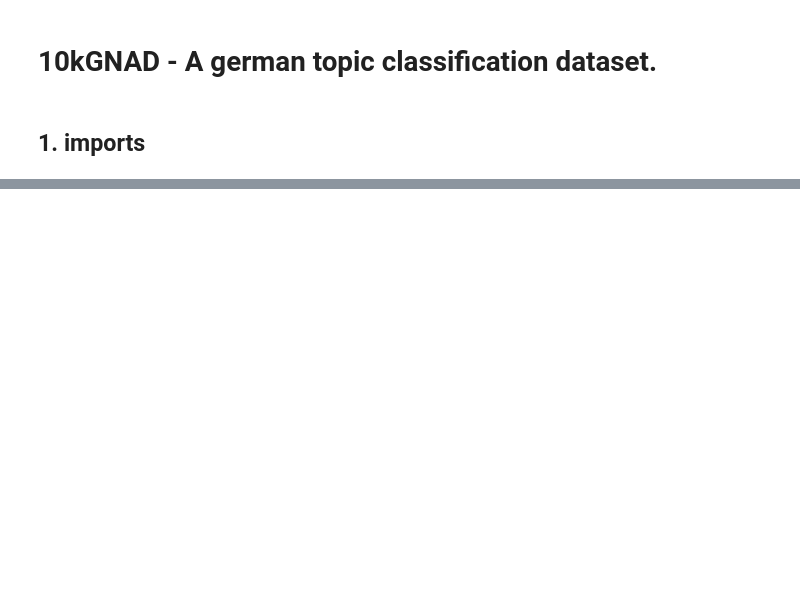
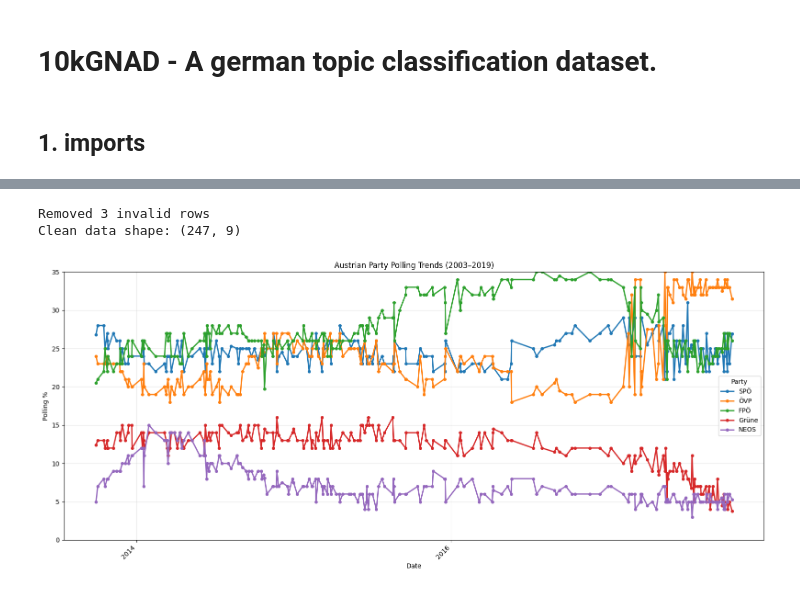
Before and after one commit to DataandAIReseach/LabelFusion, a Jupyter notebook: Dataset_Descriptives/10kGNAD .ipynb, the cells around one changed output, grey strips where cells are left out. Saved outputs shown, nothing was run; the diff lists cells and outputs as text; code cells hidden in the pictures; blank space fills up the shorter version.

```diff
--- a/Dataset_Descriptives/10kGNAD .ipynb
+++ b/Dataset_Descriptives/10kGNAD .ipynb
@@ -312,0 +470,34 @@ train_with_timestamps.head(2)
+# %%
+# Filter out invalid rows where any party value exceeds 100%
+df_clean = df.copy()
+for party in PARTIES:
+    df_clean = df_clean[df_clean[party] <= 100]
+
+print(f"Removed {len(df) - len(df_clean)} invalid rows")
+print(f"Clean data shape: {df_clean.shape}")
+
+import matplotlib.pyplot as plt
+import matplotlib.dates as mdates
+
+# Time series plot of party polling over 2013–2017
+fig, ax = plt.subplots(figsize=(16, 7))
+
+for party in PARTIES:
+    party_data = df_clean.groupby("date")[party].mean().dropna()
+    ax.plot(party_data.index, party_data.values, marker="o", markersize=4, linewidth=2, label=party)
+
+ax.set_title("Austrian Party Polling Trends (2003–2019)")
+ax.set_xlabel("Date")
+ax.set_ylabel("Polling %")
+ax.xaxis.set_major_locator(mdates.YearLocator(2))  # Every 2 years for clarity
+ax.xaxis.set_major_formatter(mdates.DateFormatter("%Y"))
+ax.set_ylim(0, 35)  # Reasonable polling range
+plt.xticks(rotation=45, ha="right")
+plt.legend(title="Party", loc="best")
+plt.grid(True, alpha=0.3)
+plt.tight_layout()
+plt.show()
+# %% [output]
+Removed 3 invalid rows
+Clean data shape: (247, 9)
+[figure, added]
```
Also changed, not shown: parts of 28 cells of this notebook, 15 other files.
